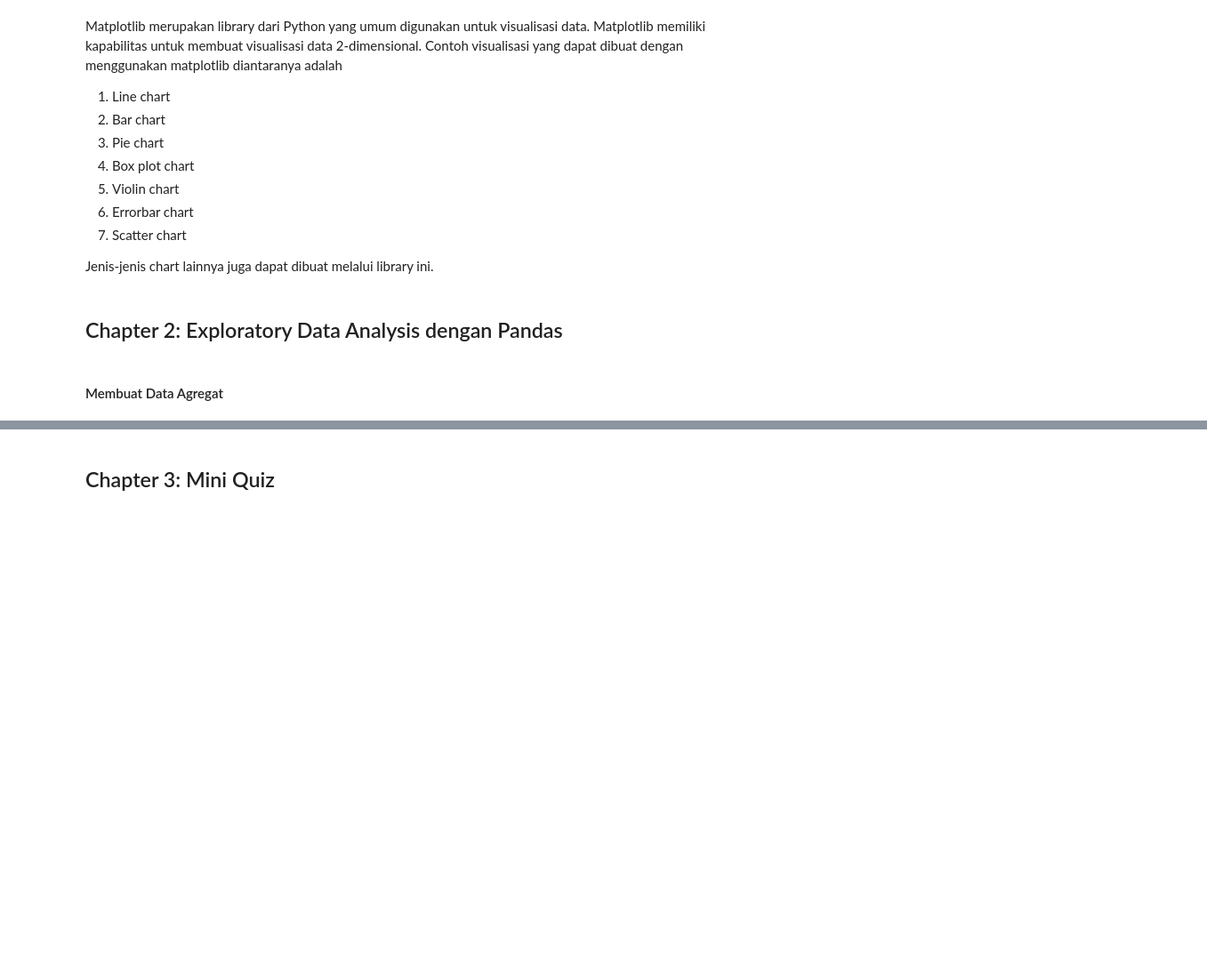
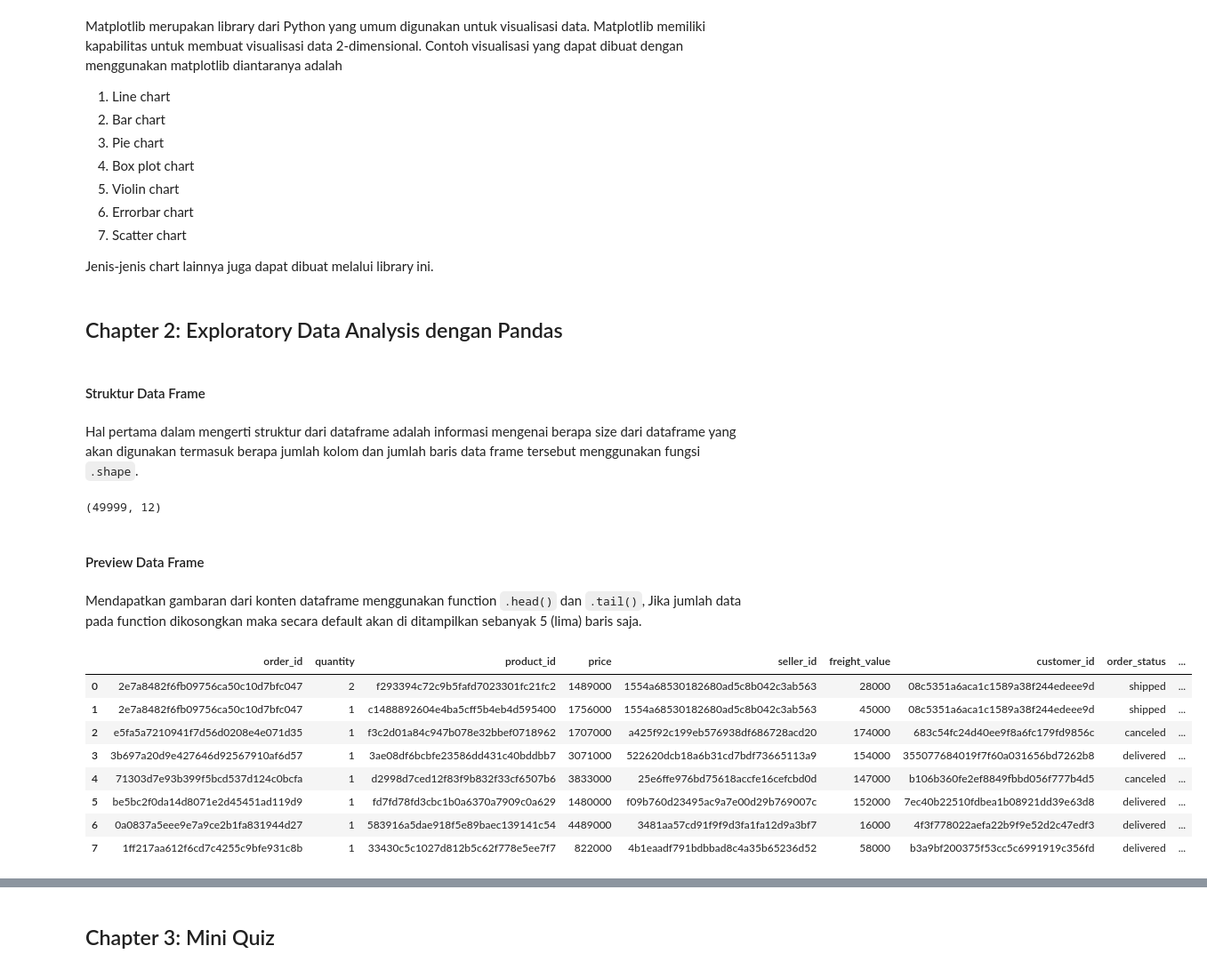
Before and after one commit to himayatulmillah/dqlab-course, a Jupyter notebook: Exploratory Data Analysis with Python for Beginner.ipynb, the cells around one changed output, grey strips where cells are left out. Shown at 89% size. Cells and saved outputs as stored; diff of their text form; code cells hidden in the pictures; blank space fills up the shorter version.

```diff
--- a/Exploratory Data Analysis with Python for Beginner.ipynb
+++ b/Exploratory Data Analysis with Python for Beginner.ipynb
@@ -52,4 +52,30 @@ Numpy berasal dari kata <i>‘Numerical Python’</i>, sesuai namanya NumPy berf
 # %% [markdown]
 <h2><a name="eda-dengan-pandas"></a>Chapter 2: Exploratory Data Analysis dengan Pandas</h2>
 # %% [markdown]
-<h4>Membuat Data Agregat</h4>
+<h4>Struktur Data Frame</h4>
+# %% [markdown]
+<p>Hal pertama dalam mengerti struktur dari dataframe adalah informasi mengenai berapa size dari dataframe yang akan digunakan termasuk berapa jumlah kolom dan jumlah baris data frame tersebut menggunakan fungsi <code>.shape</code>. </p>
+# %%
+import pandas as pd
+
+order_df = pd.read_csv("https://dqlab-dataset.s3-ap-southeast-1.amazonaws.com/order.csv")
+print(order_df.shape)
+# %% [output]
+(49999, 12)
+# %% [markdown]
+<h4>Preview Data Frame</h4>
+# %% [markdown]
+Mendapatkan gambaran dari konten dataframe menggunakan function <code>.head()</code> dan <code>.tail()</code>, Jika jumlah data pada function dikosongkan maka secara default akan di ditampilkan sebanyak 5 (lima) baris saja.
+# %%
+# melihat 8 data pertama
+order_df.head(8)
+# %% [output]
+|  | order_id | quantity | product_id | price | seller_id | freight_value | customer_id | order_status | ... |
+| 0 | 2e7a8482f6fb09756ca50c10d7bfc047 | 2 | f293394c72c9b5fafd7023301fc21fc2 | 1489000 | 1554a68530182680ad5c8b042c3ab563 | 28000 | 08c5351a6aca1c1589a38f244edeee9d | shipped | ... |
+| 1 | 2e7a8482f6fb09756ca50c10d7bfc047 | 1 | c1488892604e4ba5cff5b4eb4d595400 | 1756000 | 1554a68530182680ad5c8b042c3ab563 | 45000 | 08c5351a6aca1c1589a38f244edeee9d | shipped | ... |
+| 2 | e5fa5a7210941f7d56d0208e4e071d35 | 1 | f3c2d01a84c947b078e32bbef0718962 | 1707000 | a425f92c199eb576938df686728acd20 | 174000 | 683c54fc24d40ee9f8a6fc179fd9856c | canceled | ... |
+| 3 | 3b697a20d9e427646d92567910af6d57 | 1 | 3ae08df6bcbfe23586dd431c40bddbb7 | 3071000 | 522620dcb18a6b31cd7bdf73665113a9 | 154000 | 355077684019f7f60a031656bd7262b8 | delivered | ... |
+| 4 | 71303d7e93b399f5bcd537d124c0bcfa | 1 | d2998d7ced12f83f9b832f33cf6507b6 | 3833000 | 25e6ffe976bd75618accfe16cefcbd0d | 147000 | b106b360fe2ef8849fbbd056f777b4d5 | canceled | ... |
+| 5 | be5bc2f0da14d8071e2d45451ad119d9 | 1 | fd7fd78fd3cbc1b0a6370a7909c0a629 | 1480000 | f09b760d23495ac9a7e00d29b769007c | 152000 | 7ec40b22510fdbea1b08921dd39e63d8 | delivered | ... |
+| 6 | 0a0837a5eee9e7a9ce2b1fa831944d27 | 1 | 583916a5dae918f5e89baec139141c54 | 4489000 | 3481aa57cd91f9f9d3fa1fa12d9a3bf7 | 16000 | 4f3f778022aefa22b9f9e52d2c47edf3 | delivered | ... |
+| 7 | 1ff217aa612f6cd7c4255c9bfe931c8b | 1 | 33430c5c1027d812b5c62f778e5ee7f7 | 822000 | 4b1eaadf791bdbbad8c4a35b65236d52 | 58000 | b3a9bf200375f53cc5c6991919c356fd | delivered | ... |
```
Also changed, not shown: parts of 34 cells of this notebook.
